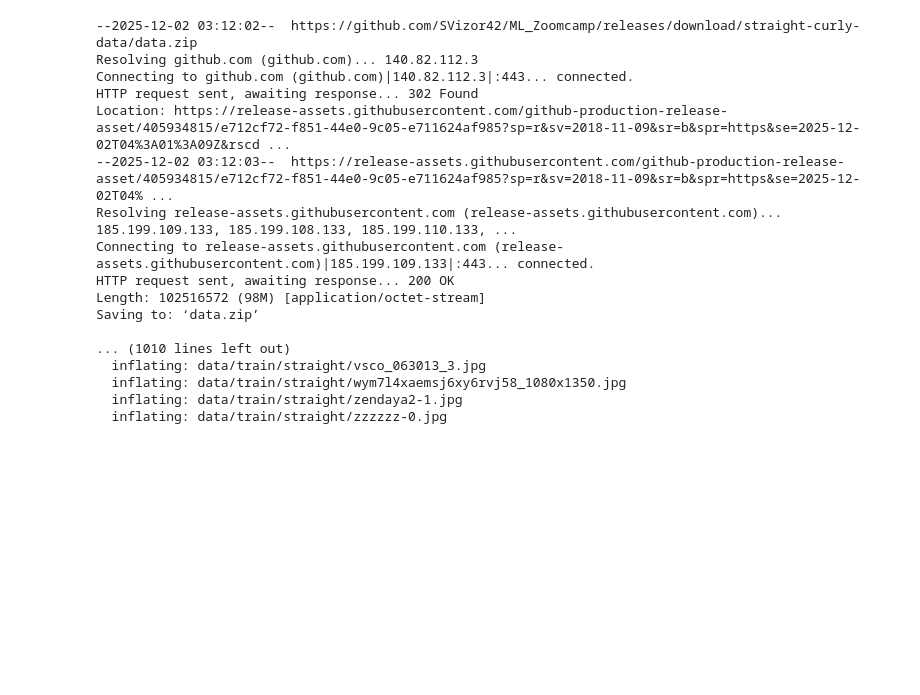
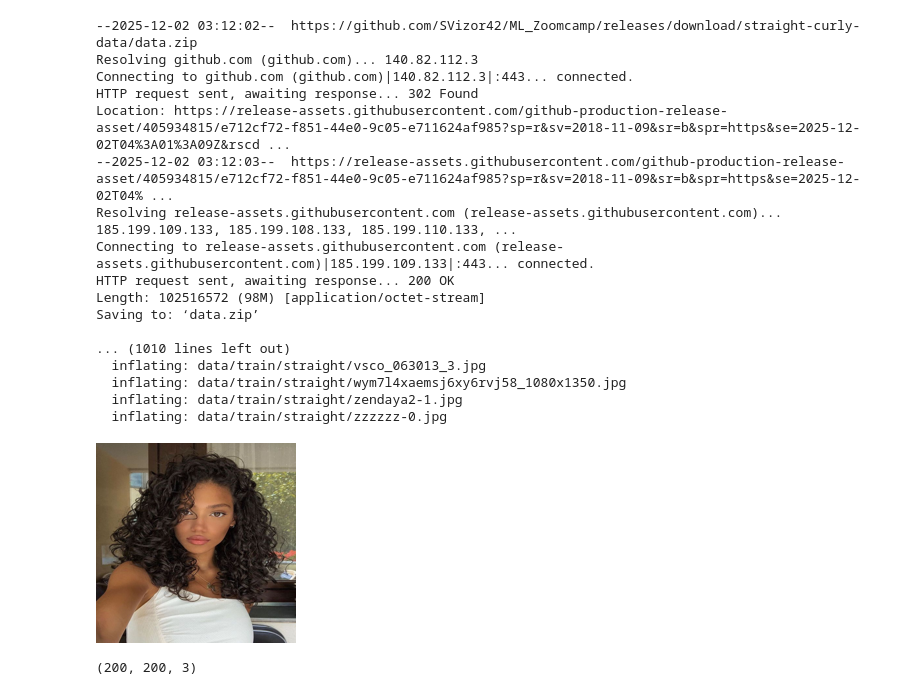
Before and after one commit to yvnyli/ML_Zoomcamp_2025, a Jupyter notebook: HW8/HW8.ipynb, the cells around one changed output. Cells and saved outputs as stored; diff of their text form; code cells hidden in the pictures; blank space fills up the shorter version.

```diff
--- a/HW8/HW8.ipynb
+++ b/HW8/HW8.ipynb
@@ -35,0 +38,11 @@ torch.backends.cudnn.benchmark = False
+# %%
+img = Image.open('/content/data/train/curly/00cbad1ffe22d900018e5a2e7376daed4.jpg')
+# %%
+img.resize((200, 200))
+# %% [output]
+[figure, added]
+# %%
+X = np.array(img.resize((200, 200)))
+X.shape
+# %% [output]
+(200, 200, 3)
```
Also changed, not shown: parts of 3 cells of this notebook.
